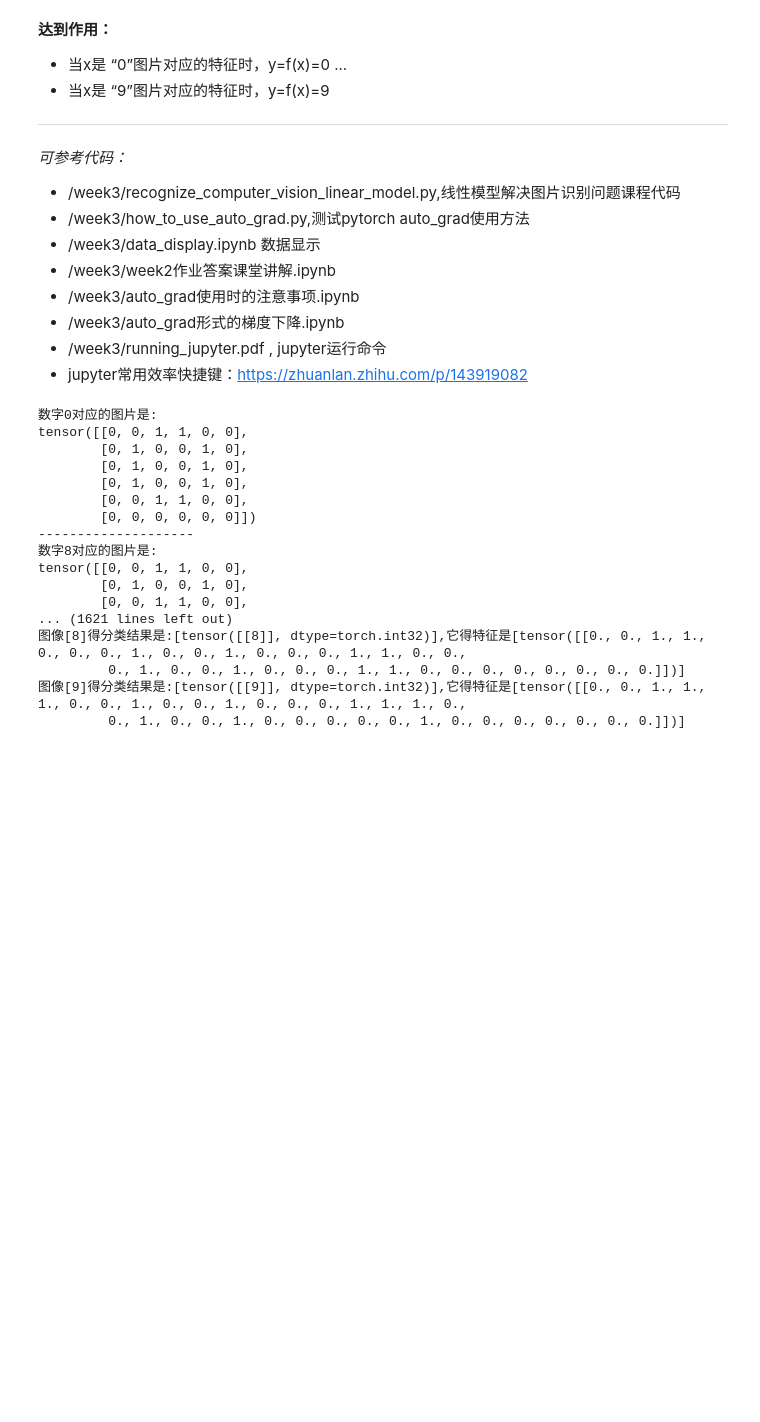
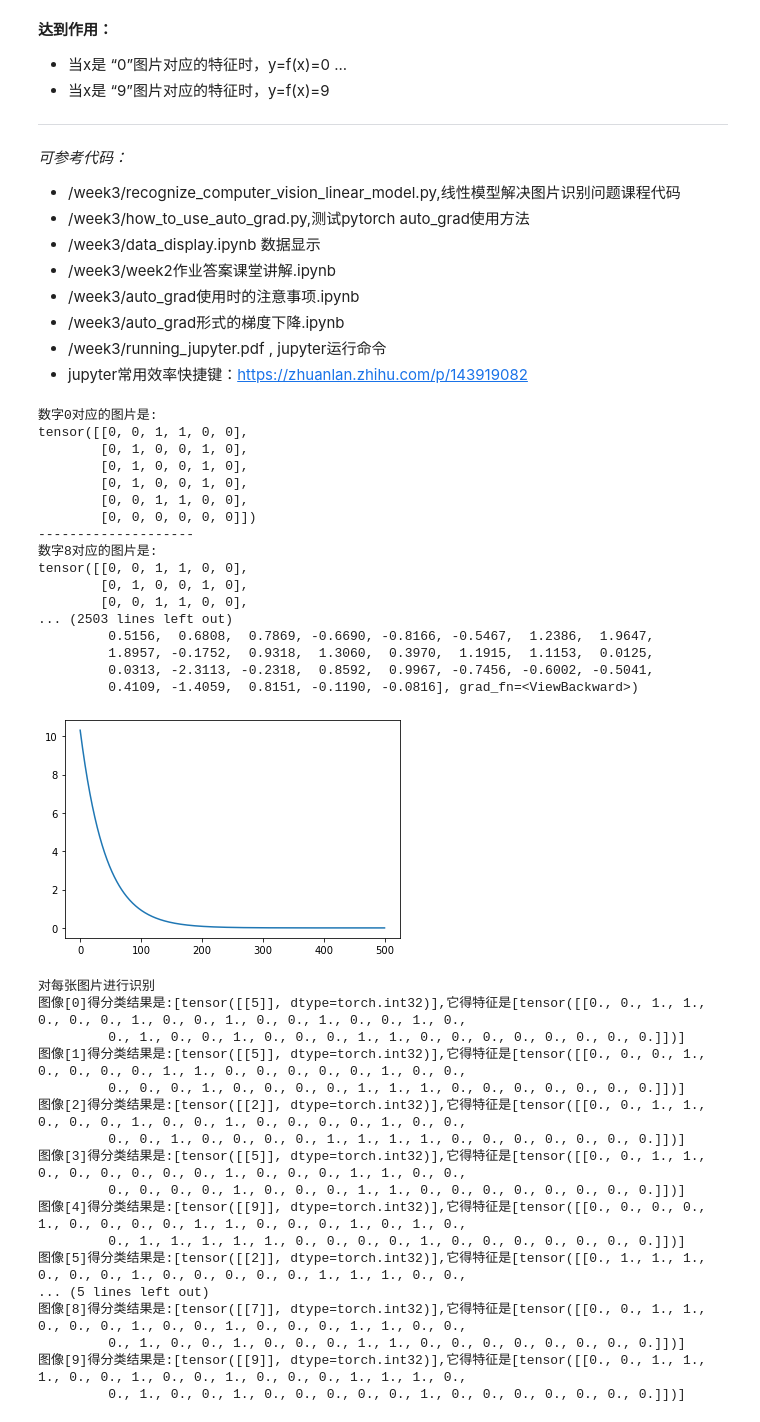
Before and after one commit to enigmacodemaster/HomeWork_for_CV_Course, a Jupyter notebook: week3/homework_week3.ipynb, the cells around one changed output. Cells and saved outputs as stored; diff of their text form; code cells hidden in the pictures; blank space fills up the shorter version.

```diff
--- a/week3/homework_week3.ipynb
+++ b/week3/homework_week3.ipynb
@@ -146,7 +146,8 @@ loss_fn = torch.nn.MSELoss() # 损失函数MSE
 对每幅图像做自动求导
 '''
 def linearRegression(image_data, image_labels, weights):
-    epochs = 200
+    epochs = 500
+    loss_all = []
     for epoch in range(epochs):
         loss = 0
         for i in range(0, 10):
@@ -154,14 +155,16 @@ def linearRegression(image_data, image_labels, weights):
             y = model(feature, weights)
             label = torch.tensor(image_labels[i]).view(1,1).float()
             loss = loss_fn(y, label)
-            loss.backward()
-            with torch.no_grad():
-                weights -= weights.grad * 0.01
-                weights.grad.zero_()
+        loss /= 10.
+        loss.backward()
+        with torch.no_grad():
+            weights -= weights.grad * 0.005
+            weights.grad.zero_()
 
         print("epoch=%s,loss=%s,weights=%s"%(epoch,loss,weights.view(37)))
+        loss_all.append(loss)
         loss = 0
-    return weights
+    return weights, loss_all
 # %%
 if __name__ == "__main__":
     weights = torch.randn((37,1), dtype=torch.float32, requires_grad=True)
@@ -173,37 +176,57 @@ if __name__ == "__main__":
     print("-"*20)
 
     # 打印出8的图像
     print("数字8对应的图片是:")
     print(image_data[8])
     print("-"*20)
 
     # 模型训练
-    weights = linearRegression(image_data, image_label, weights)
-
+    weights , loss_all = linearRegression(image_data, image_label, weights)
+    plt.figure()
+    plt.plot(loss_all)
+    plt.show()
     print("对每张图片进行识别")
 
     for i in range(0, 10):
         x = image_data[i]
 
         feature = get_feature(x)
 
         y = torch.floor((model(feature, weights) + 0.5)).int()
         print("图像[%s]得分类结果是:[%s],它得特征是[%s]"%(i,y,feature))
 # %% [output]
 数字0对应的图片是:
 tensor([[0, 0, 1, 1, 0, 0],
         [0, 1, 0, 0, 1, 0],
         [0, 1, 0, 0, 1, 0],
         [0, 1, 0, 0, 1, 0],
         [0, 0, 1, 1, 0, 0],
         [0, 0, 0, 0, 0, 0]])
 --------------------
 数字8对应的图片是:
 tensor([[0, 0, 1, 1, 0, 0],
         [0, 1, 0, 0, 1, 0],
         [0, 0, 1, 1, 0, 0],
-... (1621 lines left out)
-图像[8]得分类结果是:[tensor([[8]], dtype=torch.int32)],它得特征是[tensor([[0., 0., 1., 1., 0., 0., 0., 1., 0., 0., 1., 0., 0., 0., 1., 1., 0., 0.,
-         0., 1., 0., 0., 1., 0., 0., 0., 1., 1., 0., 0., 0., 0., 0., 0., 0., 0.]])]
-图像[9]得分类结果是:[tensor([[9]], dtype=torch.int32)],它得特征是[tensor([[0., 0., 1., 1., 1., 0., 0., 1., 0., 0., 1., 0., 0., 0., 1., 1., 1., 0.,
-         0., 1., 0., 0., 1., 0., 0., 0., 0., 0., 1., 0., 0., 0., 0., 0., 0., 0.]])]
+... (2503 lines left out)
+         0.5156,  0.6808,  0.7869, -0.6690, -0.8166, -0.5467,  1.2386,  1.9647,
+         1.8957, -0.1752,  0.9318,  1.3060,  0.3970,  1.1915,  1.1153,  0.0125,
+         0.0313, -2.3113, -0.2318,  0.8592,  0.9967, -0.7456, -0.6002, -0.5041,
+         0.4109, -1.4059,  0.8151, -0.1190, -0.0816], grad_fn=<ViewBackward>)
+[figure, added]
+对每张图片进行识别
+图像[0]得分类结果是:[tensor([[5]], dtype=torch.int32)],它得特征是[tensor([[0., 0., 1., 1., 0., 0., 0., 1., 0., 0., 1., 0., 0., 1., 0., 0., 1., 0.,
+         0., 1., 0., 0., 1., 0., 0., 0., 1., 1., 0., 0., 0., 0., 0., 0., 0., 0.]])]
+图像[1]得分类结果是:[tensor([[5]], dtype=torch.int32)],它得特征是[tensor([[0., 0., 0., 1., 0., 0., 0., 0., 1., 1., 0., 0., 0., 0., 0., 1., 0., 0.,
+         0., 0., 0., 1., 0., 0., 0., 0., 1., 1., 1., 0., 0., 0., 0., 0., 0., 0.]])]
+图像[2]得分类结果是:[tensor([[2]], dtype=torch.int32)],它得特征是[tensor([[0., 0., 1., 1., 0., 0., 0., 1., 0., 0., 1., 0., 0., 0., 0., 1., 0., 0.,
+         0., 0., 1., 0., 0., 0., 0., 1., 1., 1., 1., 0., 0., 0., 0., 0., 0., 0.]])]
+图像[3]得分类结果是:[tensor([[5]], dtype=torch.int32)],它得特征是[tensor([[0., 0., 1., 1., 0., 0., 0., 0., 0., 0., 1., 0., 0., 0., 1., 1., 0., 0.,
+         0., 0., 0., 0., 1., 0., 0., 0., 1., 1., 0., 0., 0., 0., 0., 0., 0., 0.]])]
+图像[4]得分类结果是:[tensor([[9]], dtype=torch.int32)],它得特征是[tensor([[0., 0., 0., 0., 1., 0., 0., 0., 0., 1., 1., 0., 0., 0., 1., 0., 1., 0.,
+         0., 1., 1., 1., 1., 1., 0., 0., 0., 0., 1., 0., 0., 0., 0., 0., 0., 0.]])]
+图像[5]得分类结果是:[tensor([[2]], dtype=torch.int32)],它得特征是[tensor([[0., 1., 1., 1., 0., 0., 0., 1., 0., 0., 0., 0., 0., 1., 1., 1., 0., 0.,
+... (5 lines left out)
+图像[8]得分类结果是:[tensor([[7]], dtype=torch.int32)],它得特征是[tensor([[0., 0., 1., 1., 0., 0., 0., 1., 0., 0., 1., 0., 0., 0., 1., 1., 0., 0.,
+         0., 1., 0., 0., 1., 0., 0., 0., 1., 1., 0., 0., 0., 0., 0., 0., 0., 0.]])]
+图像[9]得分类结果是:[tensor([[9]], dtype=torch.int32)],它得特征是[tensor([[0., 0., 1., 1., 1., 0., 0., 1., 0., 0., 1., 0., 0., 0., 1., 1., 1., 0.,
+         0., 1., 0., 0., 1., 0., 0., 0., 0., 0., 1., 0., 0., 0., 0., 0., 0., 0.]])]
```
